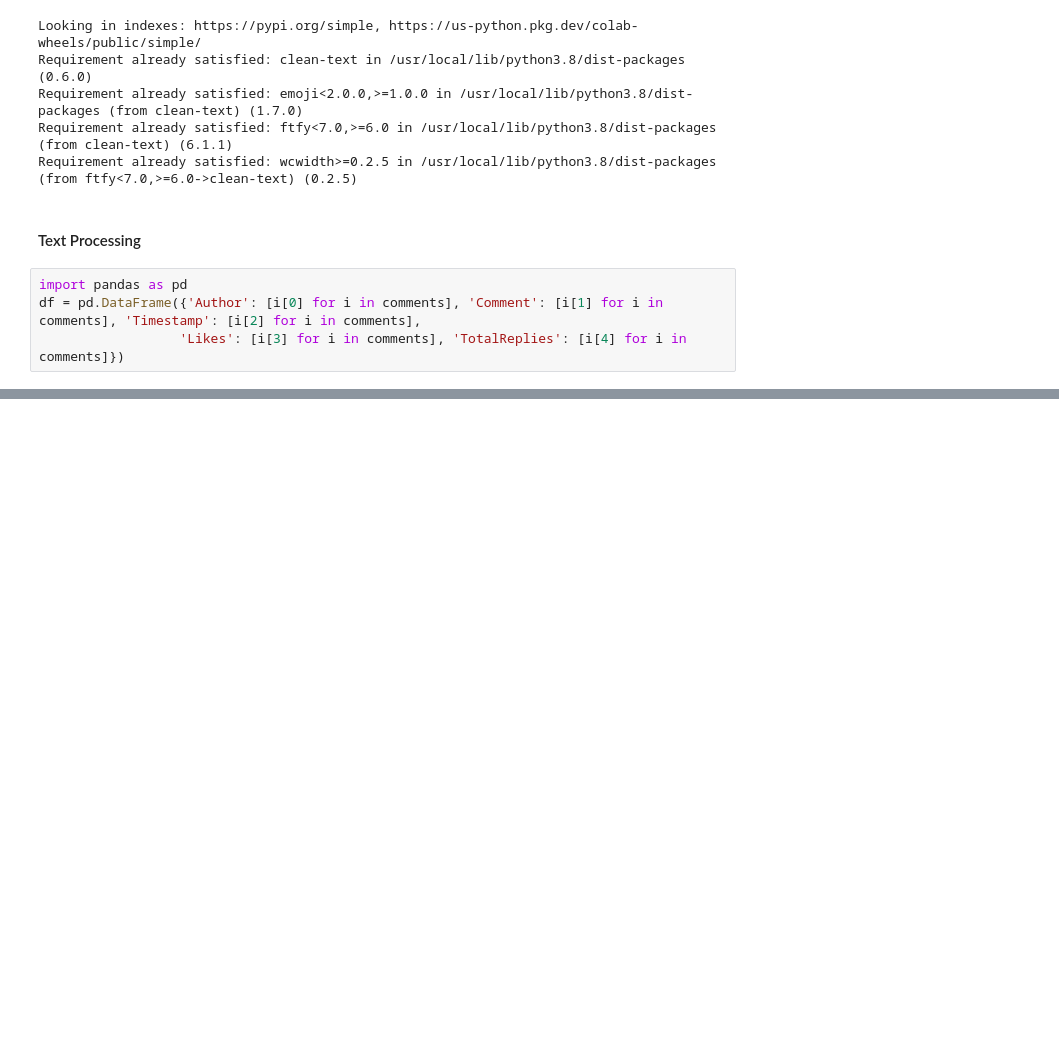
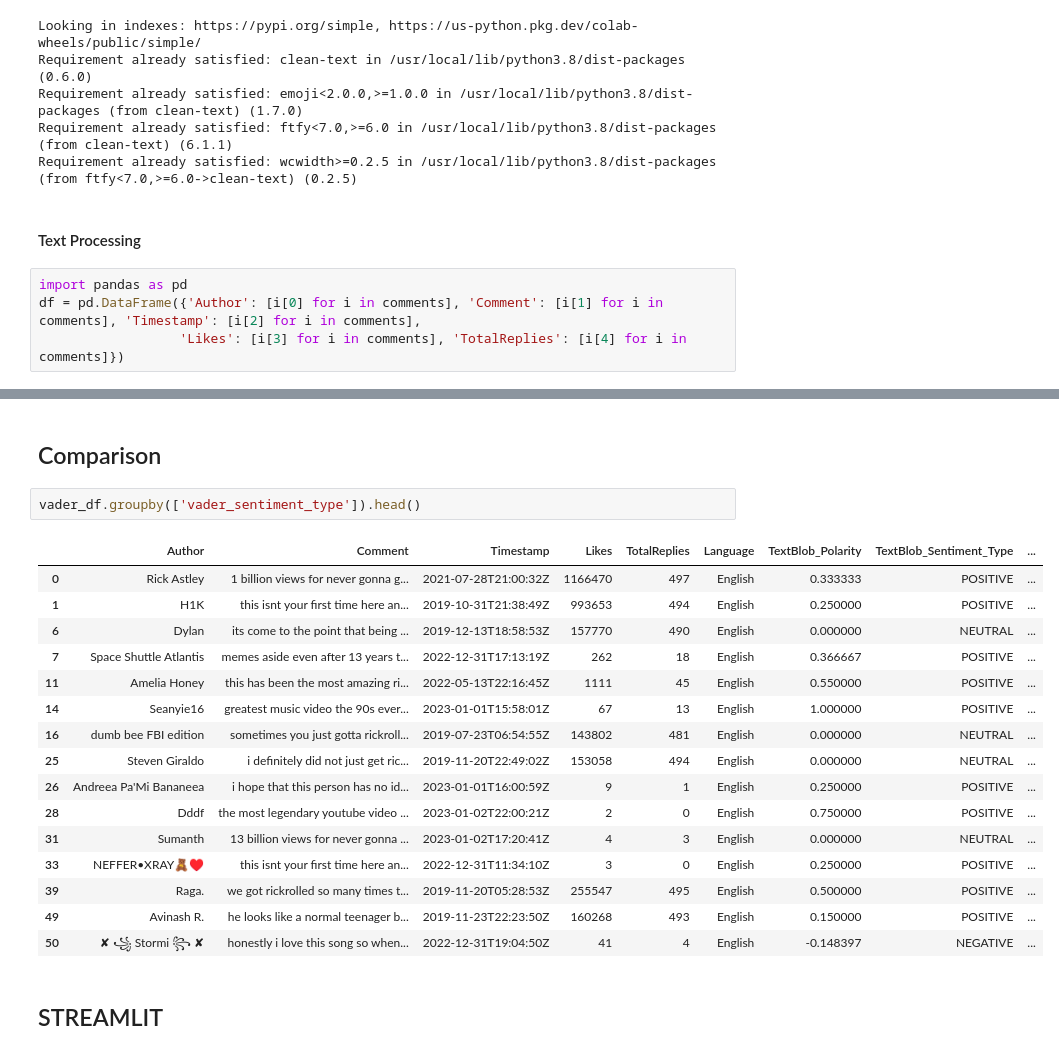
Before and after one commit to Thomas-George-T/Streamlit-YouTube-Dashboard, a Jupyter notebook: NLP_on_YouTube.ipynb, the cells around one changed output, grey strips where cells are left out. Drawn from its saved outputs; the diff is of its cells as text; blank space fills up the shorter version.

```diff
--- a/NLP_on_YouTube.ipynb
+++ b/NLP_on_YouTube.ipynb
@@ -163,0 +264,23 @@ clean_df.head()
+# %% [markdown]
+## Comparison
+# %%
+vader_df.groupby(['vader_sentiment_type']).head()
+# %% [output]
+|  | Author | Comment | Timestamp | Likes | TotalReplies | Language | TextBlob_Polarity | TextBlob_Sentiment_Type | ... |
+| 0 | Rick Astley | 1 billion views for never gonna g... | 2021-07-28T21:00:32Z | 1166470 | 497 | English | 0.333333 | POSITIVE | ... |
+| 1 | H1K | this isnt your first time here an... | 2019-10-31T21:38:49Z | 993653 | 494 | English | 0.250000 | POSITIVE | ... |
+| 6 | Dylan | its come to the point that being ... | 2019-12-13T18:58:53Z | 157770 | 490 | English | 0.000000 | NEUTRAL | ... |
+| 7 | Space Shuttle Atlantis | memes aside even after 13 years t... | 2022-12-31T17:13:19Z | 262 | 18 | English | 0.366667 | POSITIVE | ... |
+| 11 | Amelia Honey | this has been the most amazing ri... | 2022-05-13T22:16:45Z | 1111 | 45 | English | 0.550000 | POSITIVE | ... |
+| 14 | Seanyie16 | greatest music video the 90s ever... | 2023-01-01T15:58:01Z | 67 | 13 | English | 1.000000 | POSITIVE | ... |
+| 16 | dumb bee FBI edition | sometimes you just gotta rickroll... | 2019-07-23T06:54:55Z | 143802 | 481 | English | 0.000000 | NEUTRAL | ... |
+| 25 | Steven Giraldo | i definitely did not just get ric... | 2019-11-20T22:49:02Z | 153058 | 494 | English | 0.000000 | NEUTRAL | ... |
+| 26 | Andreea Pa'Mi Bananeea | i hope that this person has no id... | 2023-01-01T16:00:59Z | 9 | 1 | English | 0.250000 | POSITIVE | ... |
+| 28 | Dddf | the most legendary youtube video ... | 2023-01-02T22:00:21Z | 2 | 0 | English | 0.750000 | POSITIVE | ... |
+| 31 | Sumanth | 13 billion views for never gonna ... | 2023-01-02T17:20:41Z | 4 | 3 | English | 0.000000 | NEUTRAL | ... |
+| 33 | NEFFER•XRAY🧸♥️ | this isnt your first time here an... | 2022-12-31T11:34:10Z | 3 | 0 | English | 0.250000 | POSITIVE | ... |
+| 39 | Raga. | we got rickrolled so many times t... | 2019-11-20T05:28:53Z | 255547 | 495 | English | 0.500000 | POSITIVE | ... |
+| 49 | Avinash R. | he looks like a normal teenager b... | 2019-11-23T22:23:50Z | 160268 | 493 | English | 0.150000 | POSITIVE | ... |
+| 50 | ✘ ꧁ Stormi ꧂ ✘ | honestly i love this song so when... | 2022-12-31T19:04:50Z | 41 | 4 | English | -0.148397 | NEGATIVE | ... |
+# %% [markdown]
+## STREAMLIT
```
Also changed, not shown: parts of 20 cells of this notebook.
